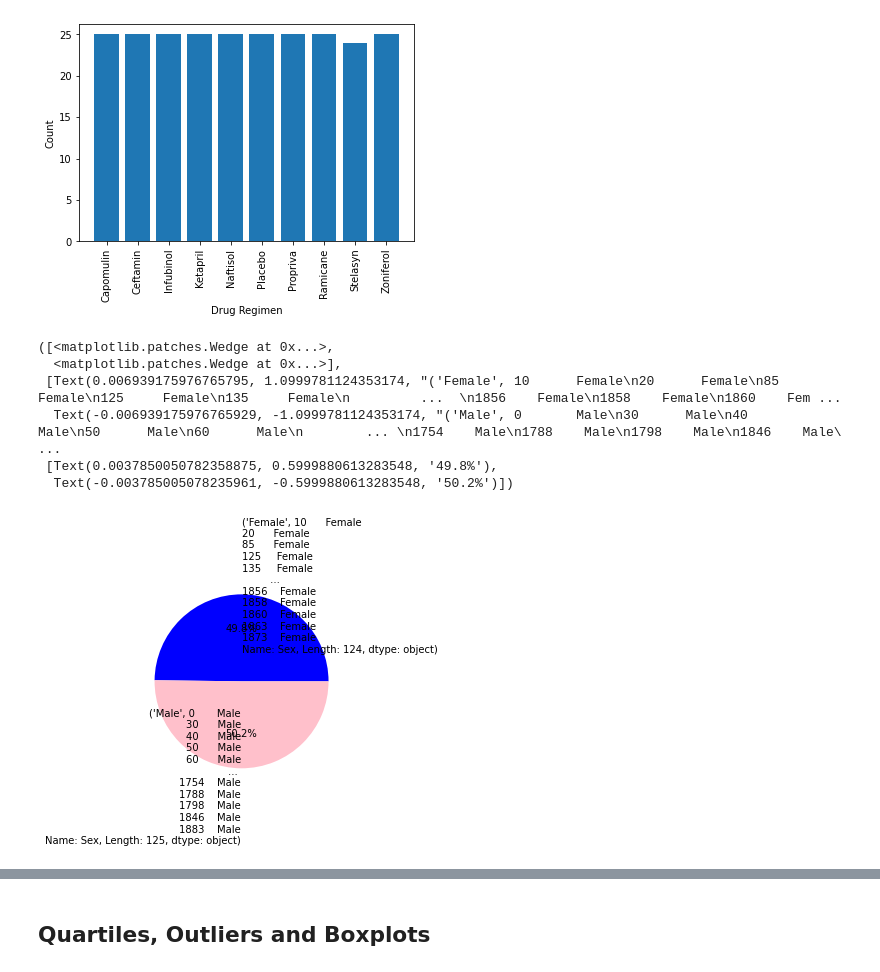
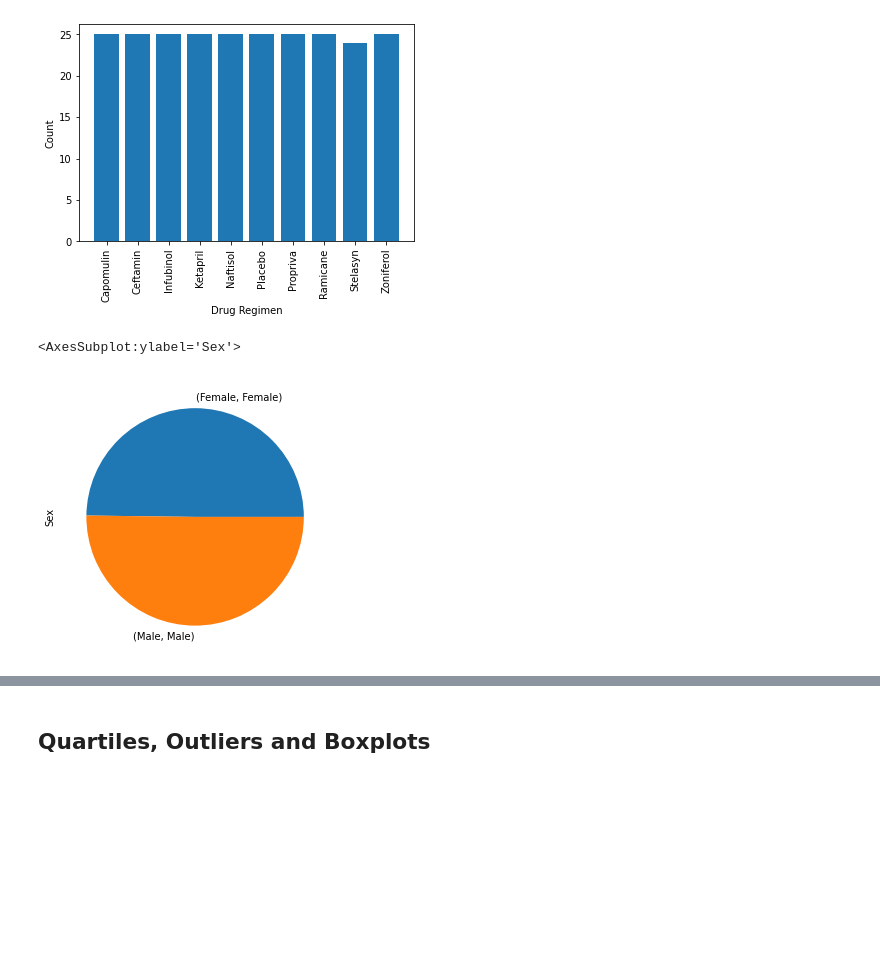
Before and after one commit to Ejwpls/matplotlib-challenge, a Jupyter notebook: Pymaceuticals/pymaceuticals_starter.ipynb, the cells around one changed output, grey strips where cells are left out. Saved outputs shown, nothing was run; the diff lists cells and outputs as text; code cells hidden in the pictures; blank space fills up the shorter version.

```diff
--- a/Pymaceuticals/pymaceuticals_starter.ipynb
+++ b/Pymaceuticals/pymaceuticals_starter.ipynb
@@ -67,7 +55,7 @@ mouse_df
 1893 rows × 9 columns
 # %%
 # Create a clean DataFrame by dropping the duplicate mouse by its ID.
-mousedrug_df = clean_mouse_df.drop_duplicates(subset=['Mouse ID'])
+mousedrug_df = clean_mouse_df.drop_duplicates(subset=['Mouse ID'],keep='last')
 # %%
 # Checking the number of mice in the clean DataFrame.
 clean_mouse_df['Mouse ID'].nunique()
@@ -121,25 +107,19 @@ Text(0, 0.5, 'Count')
 # %%
 # Generate a pie plot showing the distribution of female versus male mice using pandas
 gender_group = mousedrug_df.groupby('Sex')
 gender_group['Sex'].count()
 
 gender = gender_group['Sex']
 colors = ['Blue','Pink']
 size = gender_group['Sex'].value_counts()
 
-plt.pie(size, labels = gender, colors=colors,autopct="%1.1f%%")
-
+size.plot.pie(y = 'Sex', figsize=(5,5))
 
 #gender_group.plot()
 
 #plt.pie(mousedrug_df['Gender'],)
 # %% [output]
-([<matplotlib.patches.Wedge at 0x...>,
-  <matplotlib.patches.Wedge at 0x...>],
- [Text(0.006939175976765795, 1.0999781124353174, "('Female', 10      Female\n20      Female\n85      Female\n125     Female\n135     Female\n         ...  \n1856    Female\n1858    Female\n1860    Fem ...
-  Text(-0.006939175976765929, -1.0999781124353174, "('Male', 0       Male\n30      Male\n40      Male\n50      Male\n60      Male\n        ... \n1754    Male\n1788    Male\n1798    Male\n1846    Male\ ...
- [Text(0.0037850050782358875, 0.5999880613283548, '49.8%'),
-  Text(-0.003785005078235961, -0.5999880613283548, '50.2%')])
+<AxesSubplot:ylabel='Sex'>
-[figure, old version]
+[figure, new version]
 # %%
 # Generate a pie plot showing the distribution of female versus male mice using pyplot
```
Also changed, not shown: parts of 8 cells of this notebook.
